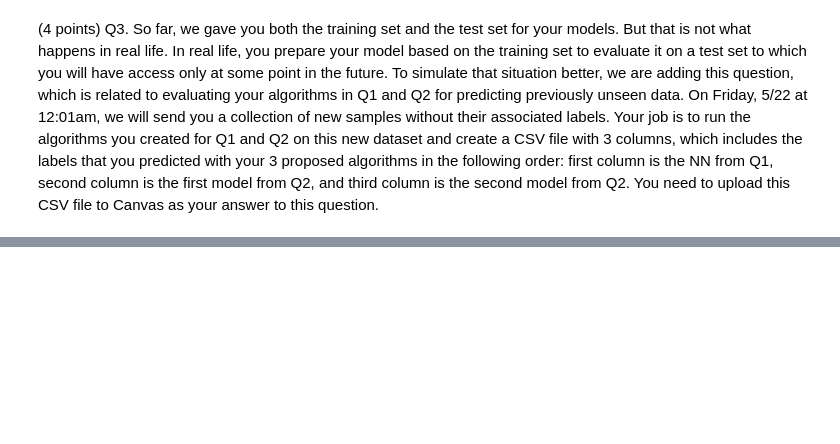
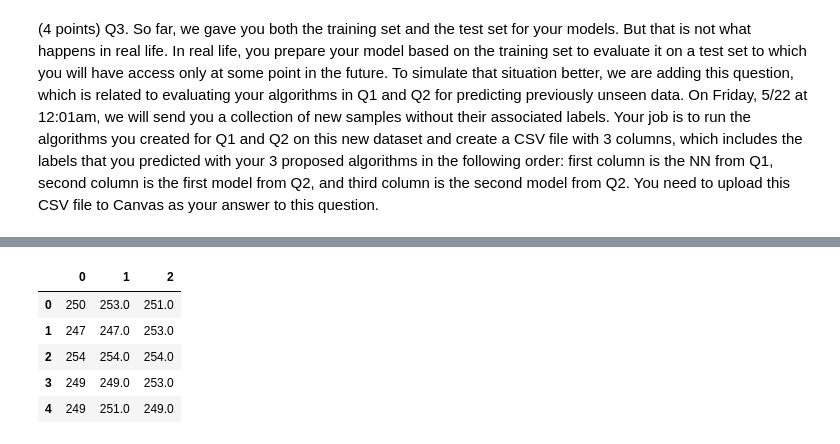
Before and after one commit to nayanika-g/final-exam, a Jupyter notebook: Final exam.ipynb, the cells around one changed output, grey strips where cells are left out. Cells and saved outputs as stored; diff of their text form; code cells hidden in the pictures; blank space fills up the shorter version.

```diff
--- a/Final exam.ipynb
+++ b/Final exam.ipynb
@@ -328,0 +421,9 @@ KeyboardInterrupt:
+# %%
+data.head()
+# %% [output]
+|  | 0 | 1 | 2 |
+| 0 | 250 | 253.0 | 251.0 |
+| 1 | 247 | 247.0 | 253.0 |
+| 2 | 254 | 254.0 | 254.0 |
+| 3 | 249 | 249.0 | 253.0 |
+| 4 | 249 | 251.0 | 249.0 |
```
Also changed, not shown: parts of 15 cells of this notebook.
